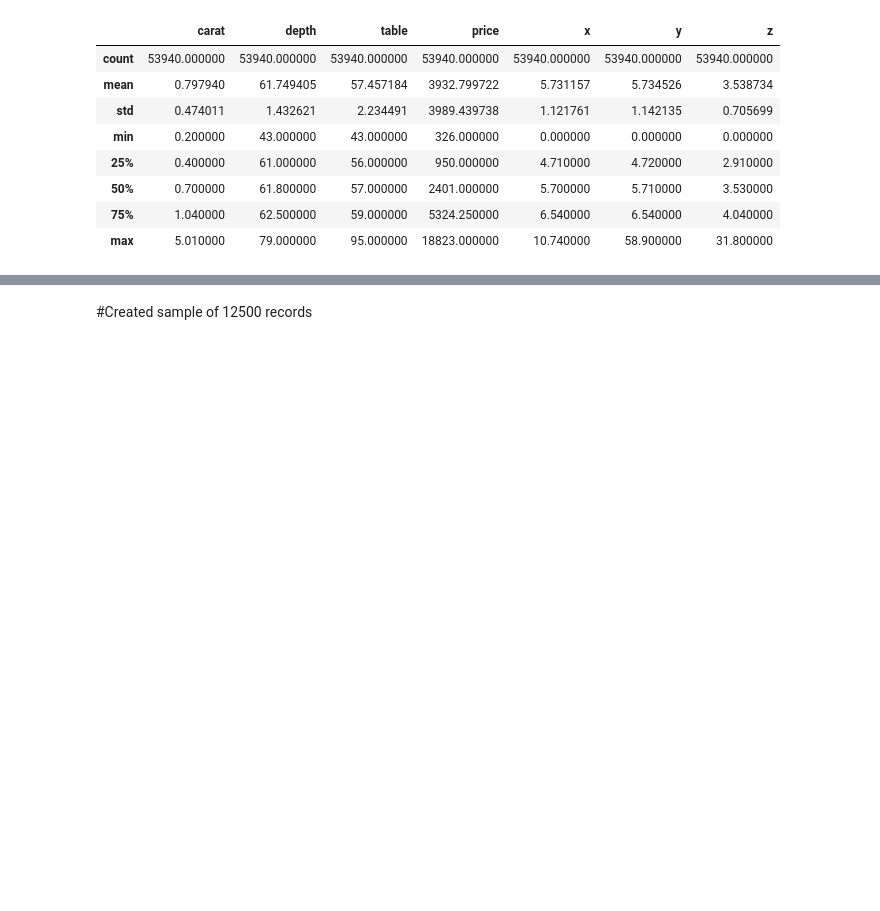
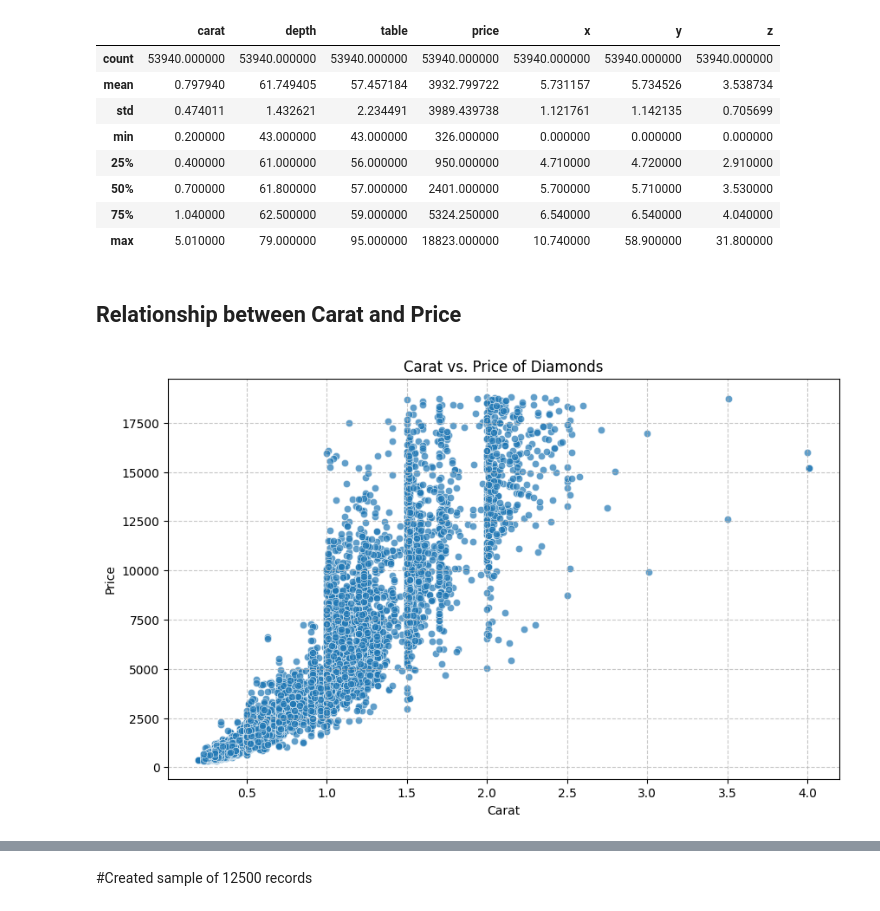
Before and after one commit to Maxwell619/AI-Coursework-2025, a Jupyter notebook: Diamonds_Price_Regression.ipynb, the cells around one changed output, grey strips where cells are left out. Cells and saved outputs as stored; diff of their text form; code cells hidden in the pictures; blank space fills up the shorter version.

```diff
--- a/Diamonds_Price_Regression.ipynb
+++ b/Diamonds_Price_Regression.ipynb
@@ -99,3 +99,23 @@ df.describe()
 | 50% | 0.700000 | 61.800000 | 57.000000 | 2401.000000 | 5.700000 | 5.710000 | 3.530000 |
 | 75% | 1.040000 | 62.500000 | 59.000000 | 5324.250000 | 6.540000 | 6.540000 | 4.040000 |
 | max | 5.010000 | 79.000000 | 95.000000 | 18823.000000 | 10.740000 | 58.900000 | 31.800000 |
+# %% [markdown]
+## Relationship between Carat and Price
+# %%
+import matplotlib.pyplot as plt
+import seaborn as sns
+import pandas as pd
+
+
+if 'diamonds_model' not in locals()
+    diamonds_model = df.sample(n=12500, random_state=42)
+
+plt.figure(figsize=(10, 6))
+sns.scatterplot(x='carat', y='price', data=diamonds_model, alpha=0.7)
+plt.title('Carat vs. Price of Diamonds')
+plt.xlabel('Carat')
+plt.ylabel('Price')
+plt.grid(True, linestyle='--', alpha=0.7)
+plt.show()
+# %% [output]
+[figure, added]
```
Also changed, not shown: parts of 3 cells of this notebook.
